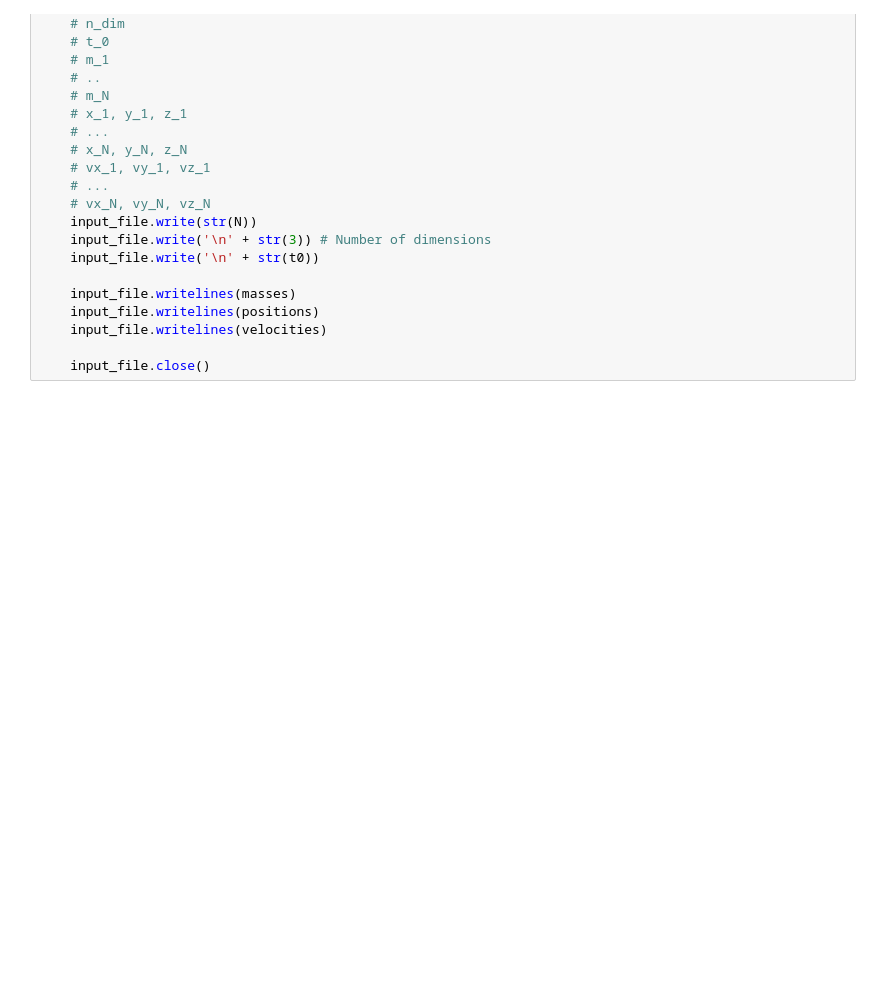
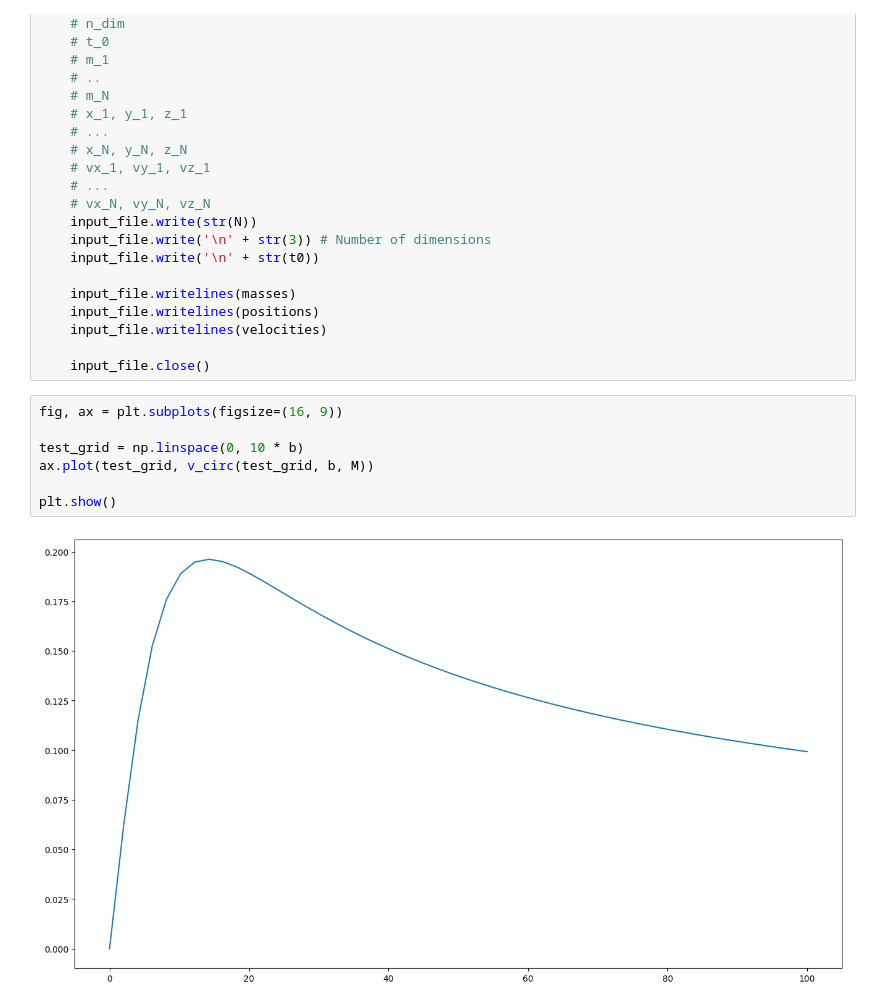
Before and after one commit to F3Solid/stellar_dynamics_2024_exercises, a Jupyter notebook: E5/distribution_sampler.ipynb, the cells around one changed output. Drawn from its saved outputs; the diff is of its cells as text; blank space fills up the shorter version.

Commit message:
Tests

```diff
--- a/E5/distribution_sampler.ipynb
+++ b/E5/distribution_sampler.ipynb
@@ -1100,3 +1112,12 @@ if make_input:
     input_file.writelines(velocities)
 
     input_file.close()
+# %%
+fig, ax = plt.subplots(figsize=(16, 9))
+
+test_grid = np.linspace(0, 10 * b)
+ax.plot(test_grid, v_circ(test_grid, b, M))
+
+plt.show()
+# %% [output]
+[figure, added]
```
Also changed, not shown: parts of 17 cells of this notebook, 1 other file.
